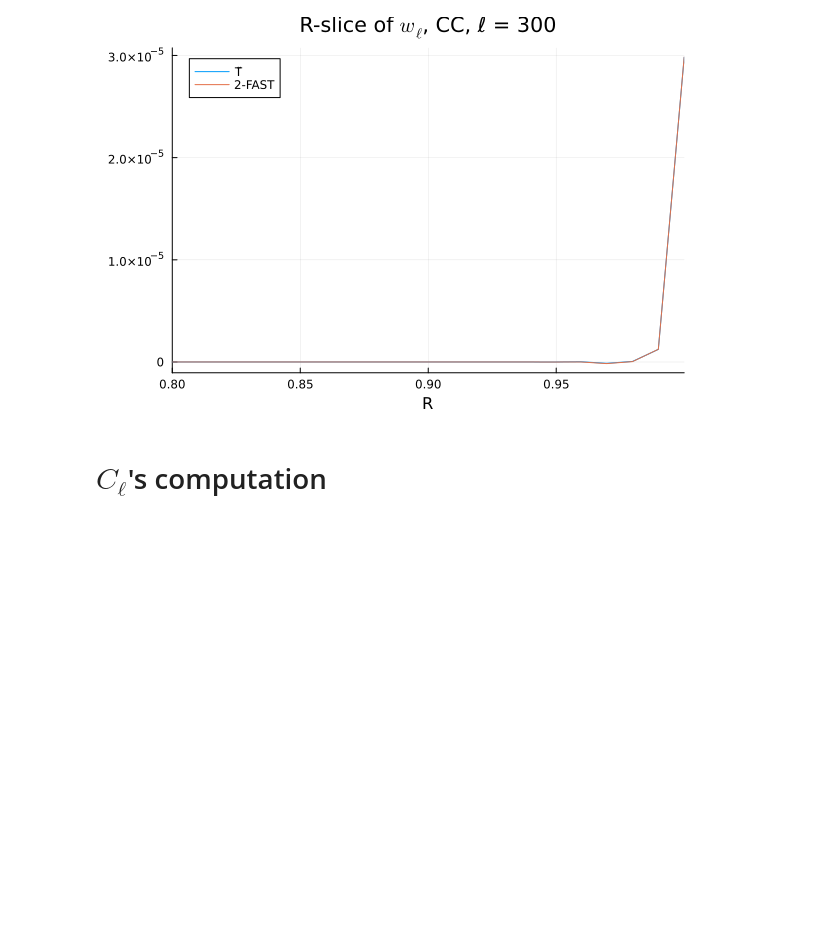
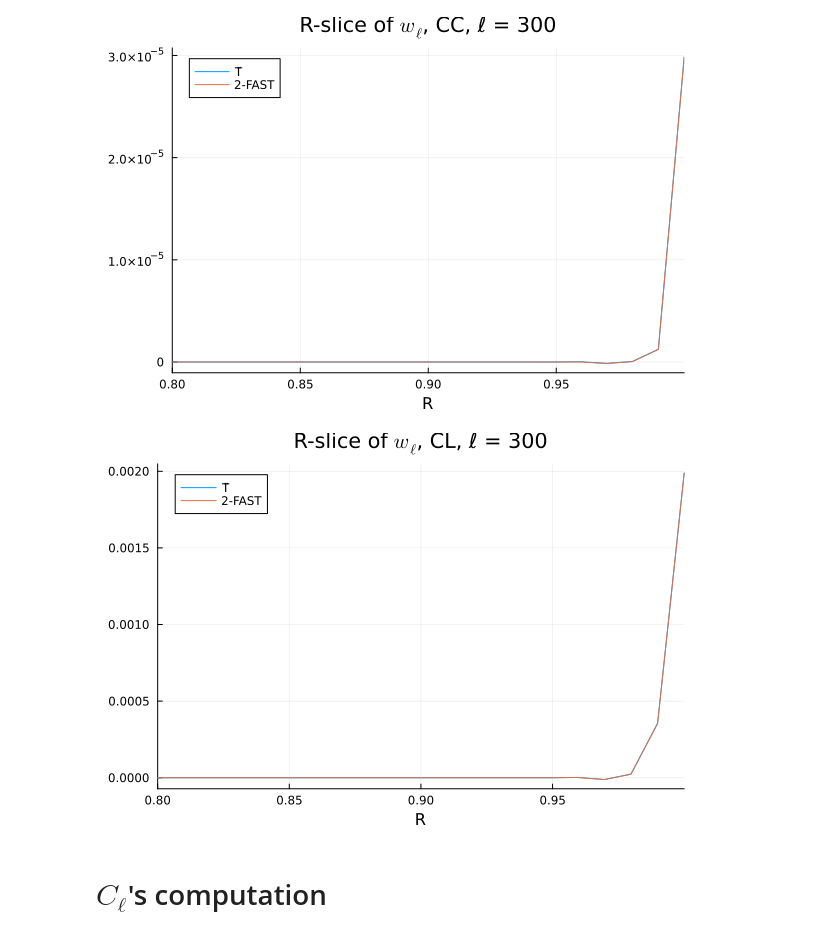
Before and after one commit to sofiachiarenza/Cl_project, a Jupyter notebook: cls_final_for_real?.ipynb, the cells around one changed output. Cells and saved outputs as stored; diff of their text form; code cells hidden in the pictures; blank space fills up the shorter version.

```diff
--- a/cls_final_for_real?.ipynb
+++ b/cls_final_for_real?.ipynb
@@ -373,6 +391,11 @@ plot(Rs, w_CC[26,50,:], xlim=(0.8,1), label="T̃", title = L"R-slice of $w_\ell$
 plot!(Rs, w_CC_2F[4,50,:], label="2-FAST")
 # %% [output]
 [figure]
+# %%
+plot(Rs, w_CL[26,50,:], xlim=(0.8,1), label="T̃", title = L"R-slice of $w_\ell$, CL, ℓ = 300", xlabel = "R")
+plot!(Rs, w_CL_2F[4,50,:], label="2-FAST")
+# %% [output]
+[figure, added]
 # %% [markdown]
 # $C_\ell$'s computation
 # %%
```
Also changed, not shown: parts of 13 cells of this notebook.
